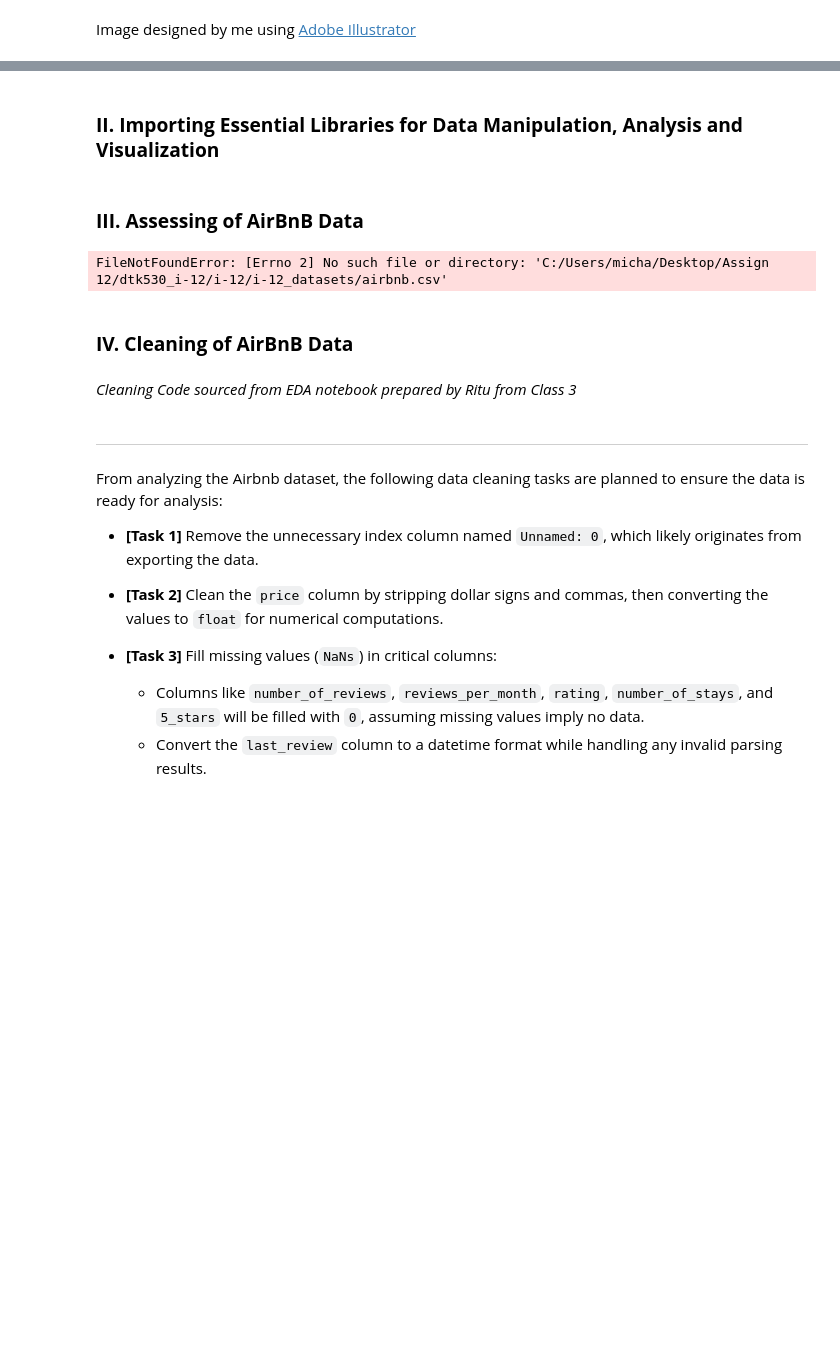
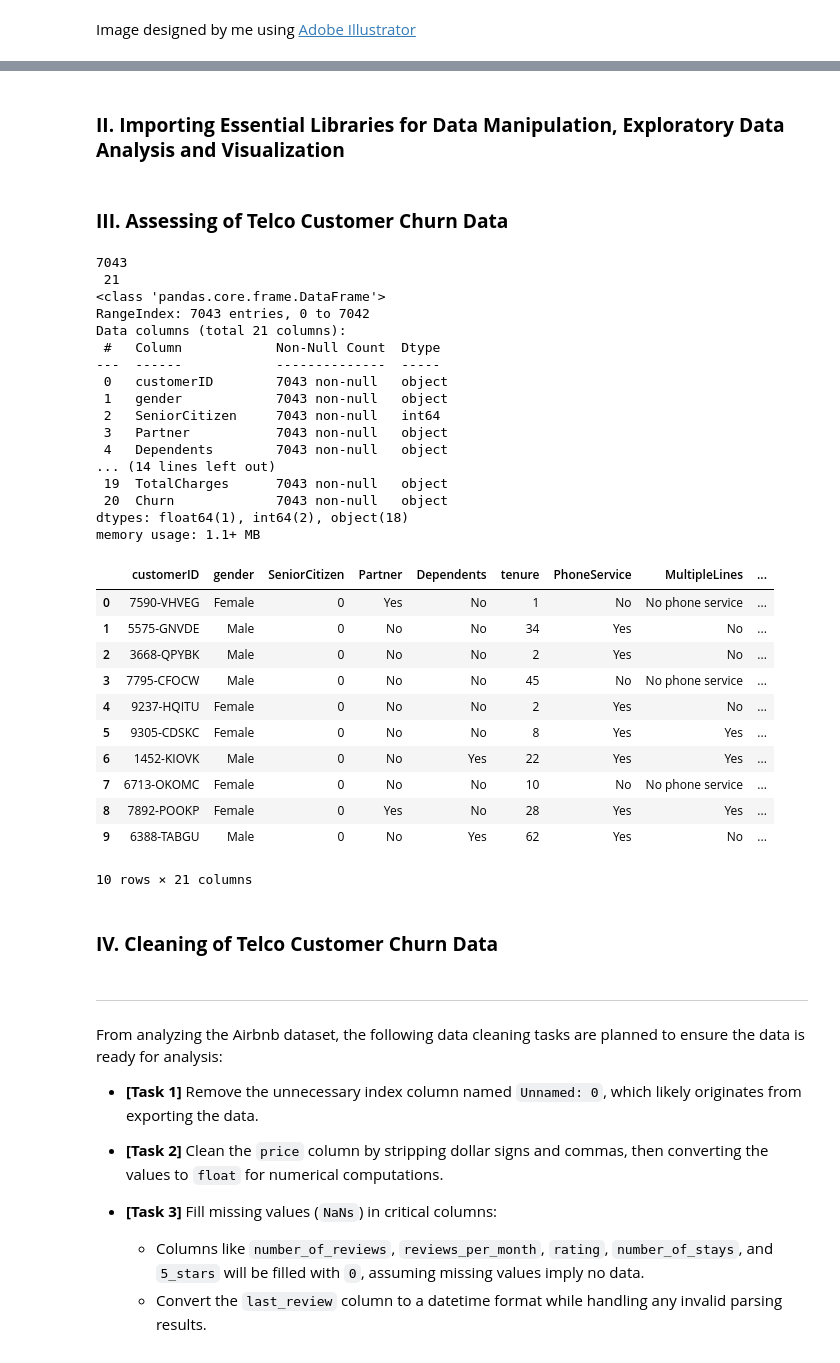
Before and after one commit to theorignalmapdcodex/aipi590_i-2_iml, a Jupyter notebook: aipi590_i2_iml.ipynb, the cells around one changed output, grey strips where cells are left out. Drawn from its saved outputs; the diff is of its cells as text; code cells hidden in the pictures; blank space fills up the shorter version.

```diff
--- a/aipi590_i2_iml.ipynb
+++ b/aipi590_i2_iml.ipynb
@@ -24,5 +38,5 @@ Requirement already satisfied: six>=1.5 in c:\users\micha\desktop\1_mapd'sdeskto
 [notice] A new release of pip is available: 24.0 -> 24.3.1
 [notice] To update, run: python.exe -m pip install --upgrade pip
 # %% [markdown]
-### **II. Importing Essential Libraries for Data Manipulation, Analysis and Visualization**
+### **II. Importing Essential Libraries for Data Manipulation, Exploratory Data Analysis and Visualization**
 # %%
@@ -54,30 +68,56 @@ from sklearn.preprocessing import StandardScaler
 from sklearn.cluster import KMeans
 from sklearn.metrics import silhouette_score
 # %% [markdown]
-### **III. Assessing of AirBnB Data**
+### **III. Assessing of Telco Customer Churn Data**
 # %%
-# Sourcing the 'AirBnB Dataset' to explore and perform some analysis
+# Sourcing the 'Telco Customer Churn Dataset' to explore and perform some analysis before proceeding to perform some machine learning actions
 
-orig_airbnb_data = pd.read_csv('C:/Users/micha/Desktop/Assign 12/dtk530_i-12/i-12/i-12_datasets/airbnb.csv')
+orig_telco_data = pd.read_csv('dataset/WA_Fn-UseC_-Telco-Customer-Churn.csv')
 
 # No of rows
-orig_airbnb_data_rows = orig_airbnb_data.shape[0]
+orig_telco_data_rows = orig_telco_data.shape[0]
 # No of columns
-orig_airbnb_data_columns = orig_airbnb_data.shape[1]
+orig_telco_data_columns = orig_telco_data.shape[1]
 # Get the values
-print(orig_airbnb_data_rows,'\n',orig_airbnb_data_columns)
+print(orig_telco_data_rows,'\n',orig_telco_data_columns)
 
-orig_airbnb_data.info()
+orig_telco_data.info()
 # the_airbnb_data.describe()
 
 # Showing first 30 rows of table
-orig_airbnb_data.head(10)
+orig_telco_data.head(10)
 # %% [output]
-FileNotFoundError: [Errno 2] No such file or directory: 'C:/Users/micha/Desktop/Assign 12/dtk530_i-12/i-12/i-12_datasets/airbnb.csv'
+7043
+ 21
+<class 'pandas.core.frame.DataFrame'>
+RangeIndex: 7043 entries, 0 to 7042
+Data columns (total 21 columns):
+ #   Column            Non-Null Count  Dtype
+---  ------            --------------  -----
+ 0   customerID        7043 non-null   object
+ 1   gender            7043 non-null   object
+ 2   SeniorCitizen     7043 non-null   int64
+ 3   Partner           7043 non-null   object
+ 4   Dependents        7043 non-null   object
+... (14 lines left out)
+ 19  TotalCharges      7043 non-null   object
+ 20  Churn             7043 non-null   object
+dtypes: float64(1), int64(2), object(18)
+memory usage: 1.1+ MB
+|  | customerID | gender | SeniorCitizen | Partner | Dependents | tenure | PhoneService | MultipleLines | ... |
+| 0 | 7590-VHVEG | Female | 0 | Yes | No | 1 | No | No phone service | ... |
+| 1 | 5575-GNVDE | Male | 0 | No | No | 34 | Yes | No | ... |
+| 2 | 3668-QPYBK | Male | 0 | No | No | 2 | Yes | No | ... |
+| 3 | 7795-CFOCW | Male | 0 | No | No | 45 | No | No phone service | ... |
+| 4 | 9237-HQITU | Female | 0 | No | No | 2 | Yes | No | ... |
+| 5 | 9305-CDSKC | Female | 0 | No | No | 8 | Yes | Yes | ... |
+| 6 | 1452-KIOVK | Male | 0 | No | Yes | 22 | Yes | Yes | ... |
+| 7 | 6713-OKOMC | Female | 0 | No | No | 10 | No | No phone service | ... |
+| 8 | 7892-POOKP | Female | 0 | Yes | No | 28 | Yes | Yes | ... |
+| 9 | 6388-TABGU | Male | 0 | No | Yes | 62 | Yes | No | ... |
+10 rows × 21 columns
 # %% [markdown]
-### **IV. Cleaning of AirBnB Data**
+### **IV. Cleaning of Telco Customer Churn Data**
-# %% [markdown]
-*Cleaning Code sourced from EDA notebook prepared by Ritu from Class 3*
 # %% [markdown]
 
 ---
```
Also changed, not shown: parts of 7 cells of this notebook.
